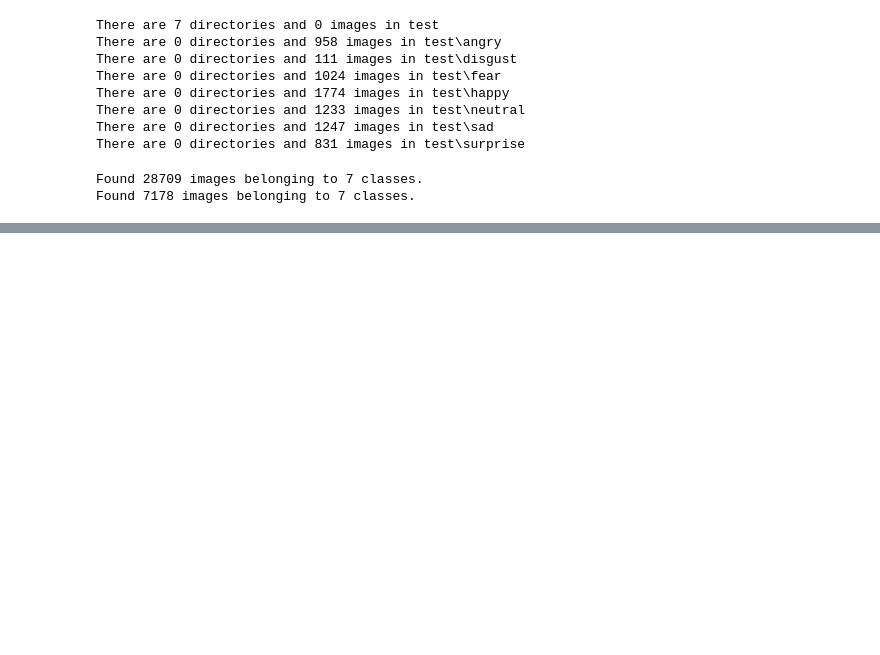
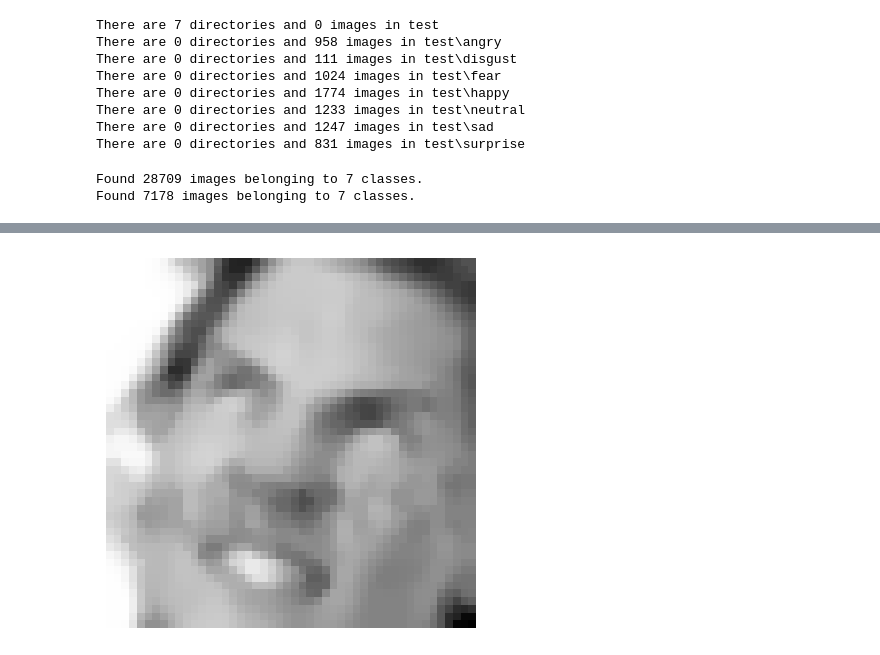
Before and after one commit to dogukanunlu/facerecognation, a Jupyter notebook: fer.ipynb, the cells around one changed output, grey strips where cells are left out. Saved outputs shown, nothing was run; the diff lists cells and outputs as text; code cells hidden in the pictures; blank space fills up the shorter version.

```diff
--- a/fer.ipynb
+++ b/fer.ipynb
@@ -73,0 +188,4 @@ plot_images(images[:5], labels[:5], label_map)
+# %%
+show_image_as_plot(improvable_image_path, smooth_image_first_gaussian_val=True)
+# %% [output]
+[figure, added]
```
Also changed, not shown: parts of 9 cells of this notebook.
